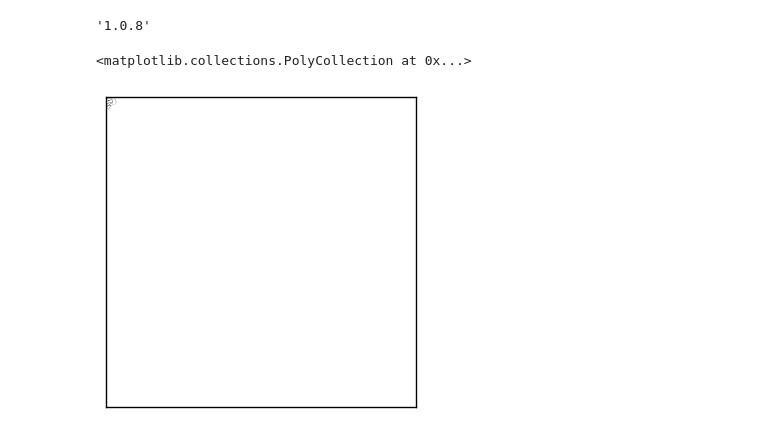
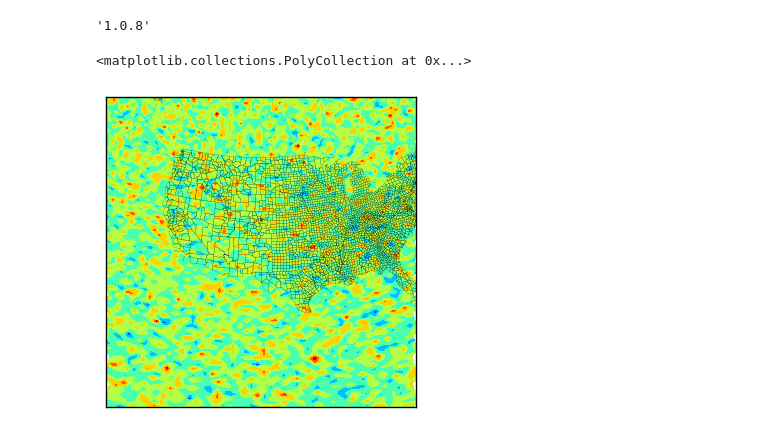
Before and after one commit to guziy/PyNotebooks, a Jupyter notebook: basemap_demos/drawcoastlines_issue.ipynb, the cells around one changed output. Saved outputs shown, nothing was run; the diff lists cells and outputs as text; code cells hidden in the pictures.

```diff
--- a/basemap_demos/drawcoastlines_issue.ipynb
+++ b/basemap_demos/drawcoastlines_issue.ipynb
@@ -14,35 +14,37 @@ basemap.__version__
 def create_basemap(W,ax=None):
     width_m = W.dx*(W.x_dim-1)
     height_m = W.dy*(W.y_dim-1)
     m = Basemap(projection='lcc',lon_0=W.cen_lon,lat_0=W.cen_lat,lat_1=W.truelat1,
             lat_2=W.truelat2,resolution='i',area_thresh=500,ax=ax,
             width=width_m,height=height_m,)
-    my, mx = m(*np.meshgrid(W.lats,W.lons))
+
+    lats, lons = np.meshgrid(W.lats,W.lons)
+    mx, my = m(lons, lats)
     return m, mx, my
 
 # data is a 2-D numpy array from that netCDF file
 
 class T(object):
     pass
 
 W = T()
 W.x_dim = 100
 W.y_dim = 100
 W.dy = 50000
 W.dx = 50000
-W.truelat1 = 90
-W.truelat2 = 0
+W.truelat1 = 60
+W.truelat2 = 30
 W.cen_lat = 35
-W.cen_lon = 0
+W.cen_lon = -105
 
 W.lons = np.linspace(-150, -60, W.x_dim)
 W.lats = np.linspace(10, 60, W.y_dim)
 
 
 fig,axes = plt.subplots(1, 1)
 mm,mx,my = create_basemap(W,ax=axes)
 mm.contourf(mx, my, np.random.randn(W.x_dim, W.y_dim).T)
 mm.drawcounties()
 # %% [output]
 <matplotlib.collections.PolyCollection at 0x...>
-[figure, old version]
+[figure, new version]
```
